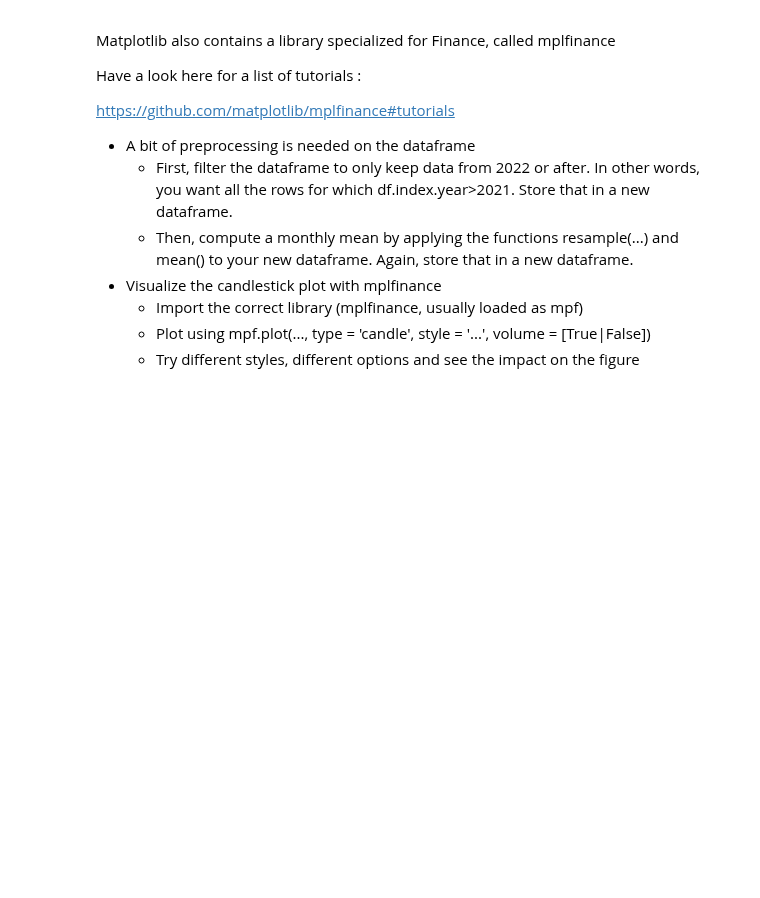
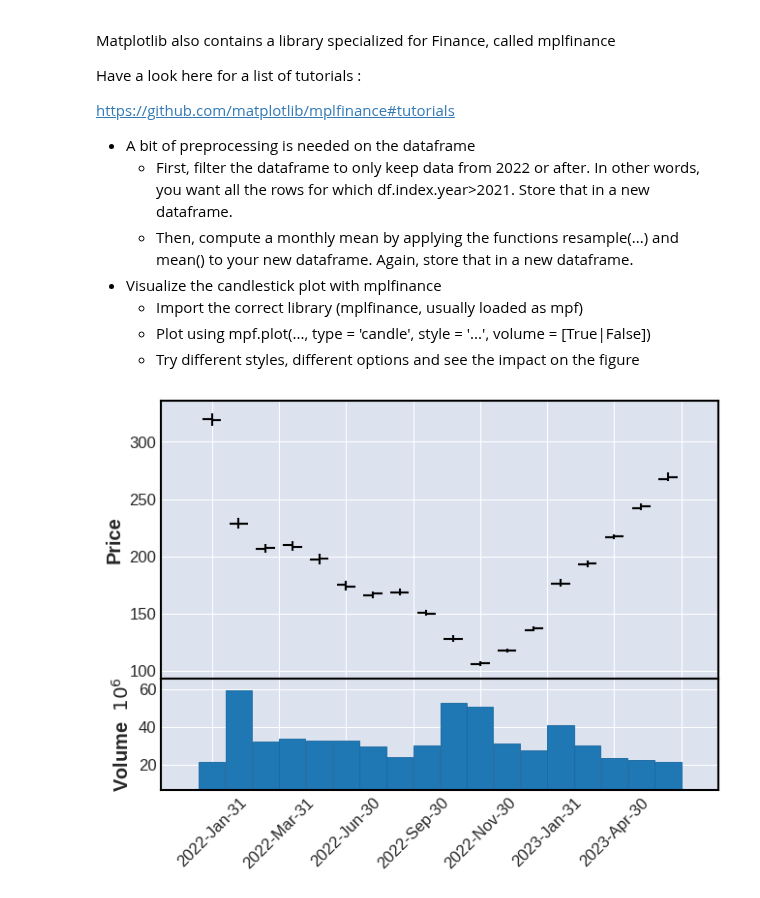
Before and after one commit to Thornary/PythonTSM, a Jupyter notebook: lab2.ipynb, the cells around one changed output. Cells and saved outputs as stored; diff of their text form; code cells hidden in the pictures; blank space fills up the shorter version.

```diff
--- a/lab2.ipynb
+++ b/lab2.ipynb
@@ -219,3 +248,12 @@ https://github.com/matplotlib/mplfinance#tutorials
     * Import the correct library (mplfinance, usually loaded as mpf)
     * Plot using mpf.plot(..., type = 'candle', style = '...', volume = [True|False])
     * Try different styles, different options and see the impact on the figure
+# %%
+df2022 = df[df.index.year>2021]
+df2022.head()
+index = ['Open', 'High', 'Low', 'Close','Volume']
+df2022resampled = df2022[index].resample('ME').mean()
+#print(df2022resampled)
+mpl.plot(df2022resampled, type='ohlc', volume=True)
+# %% [output]
+[figure, added]
```
Also changed, not shown: parts of 5 cells of this notebook.
